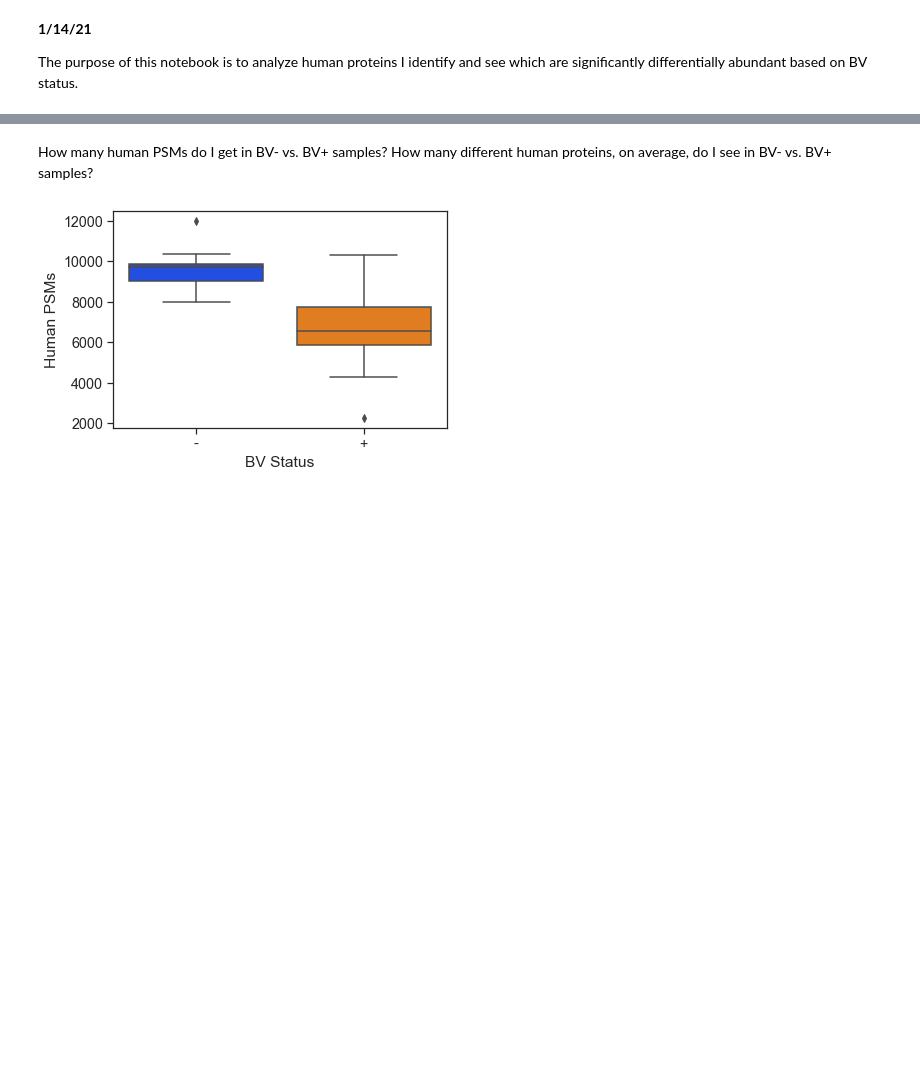
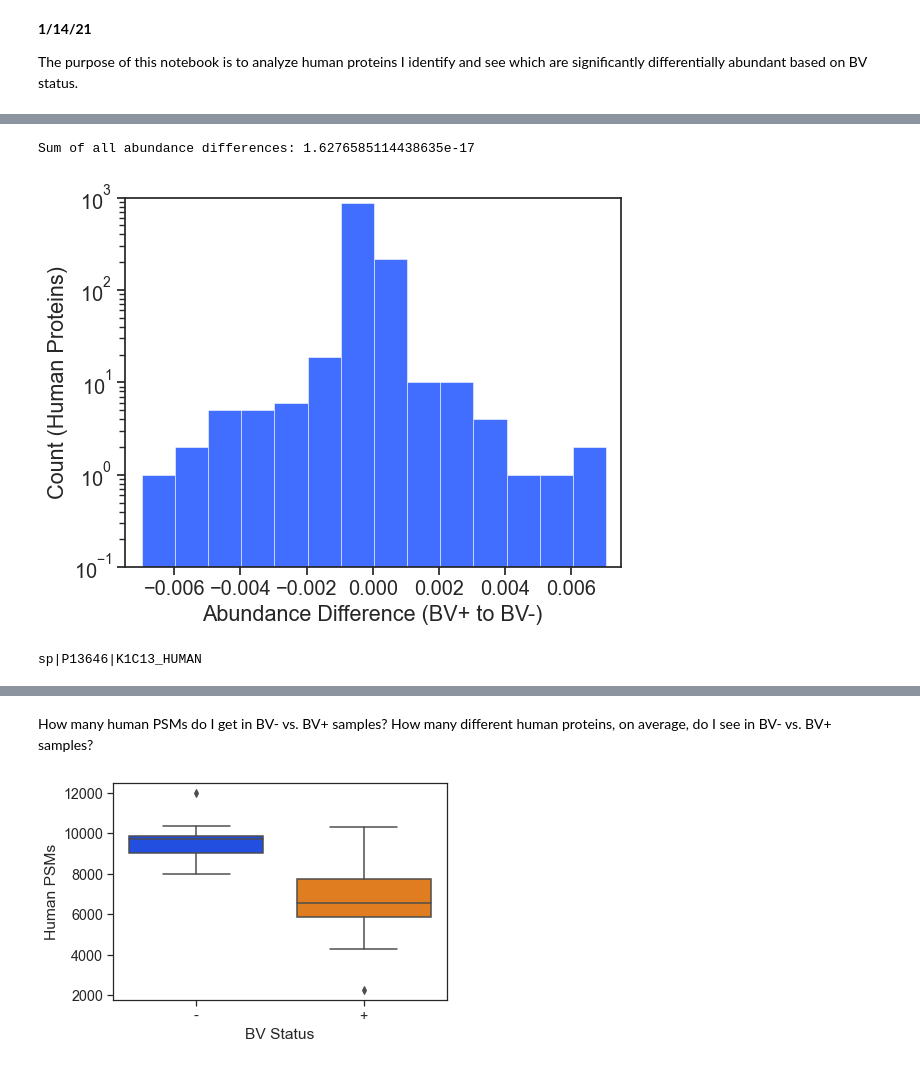
Before and after one commit to elliot-m-lee/vaginal-metaproteomics-biology, a Jupyter notebook: Human Protein Analysis.ipynb, the cells around one changed output, grey strips where cells are left out. Cells and saved outputs as stored; diff of their text form; code cells hidden in the pictures; blank space fills up the shorter version.

```diff
--- a/Human Protein Analysis.ipynb
+++ b/Human Protein Analysis.ipynb
@@ -113,0 +193,23 @@ with analysisPath.joinpath('differential_proteins_human.csv').open(mode='w', new
+# %%
+plot = sns.histplot(data=pd.DataFrame({'Abundance Difference':abundanceDifferences}), x='Abundance Difference', binwidth=0.001)
+plot.set(yscale='log', xlim=(-0.0075,0.0075), ylim=(0.1, 1000), ylabel='Count (Human Proteins)', xlabel='Abundance Difference (BV+ to BV-)')
+print(f'Sum of all abundance differences: {str(sum(abundanceDifferences))}')
+saveFig(plot, figPath.joinpath('abundance_difference_histogram.png'))
+# %% [output]
+Sum of all abundance differences: 1.6276585114438635e-17
+[figure, added]
+# %%
+# Make a plot for all human proteins showing the relationship between the average number of spectra matching a protein and its abundance difference (BV+ to BV-)
+avgCounts = []
+abundanceDifferences = []
+highest = 0
+protein = ''
+for p in bvPlusCounts.keys():
+    if (sum(bvPlusCounts[p]) + sum(bvMinusCounts[p])) / (len(bvPlusCounts[p]) + len(bvMinusCounts[p])) > highest:
+        highest = (sum(bvPlusCounts[p]) + sum(bvMinusCounts[p])) / (len(bvPlusCounts[p]) + len(bvMinusCounts[p]))
+        protein = p
+    avgCounts.append(math.log((sum(bvPlusCounts[p]) + sum(bvMinusCounts[p])) / (len(bvPlusCounts[p]) + len(bvMinusCounts[p]))))
+    abundanceDifferences.append((mean(bvPlusAbundance[p]) - mean(bvMinusAbundance[p])))
+print(protein)
+# %% [output]
+sp|P13646|K1C13_HUMAN
```
Also changed, not shown: parts of 20 cells of this notebook, 2 other files.
